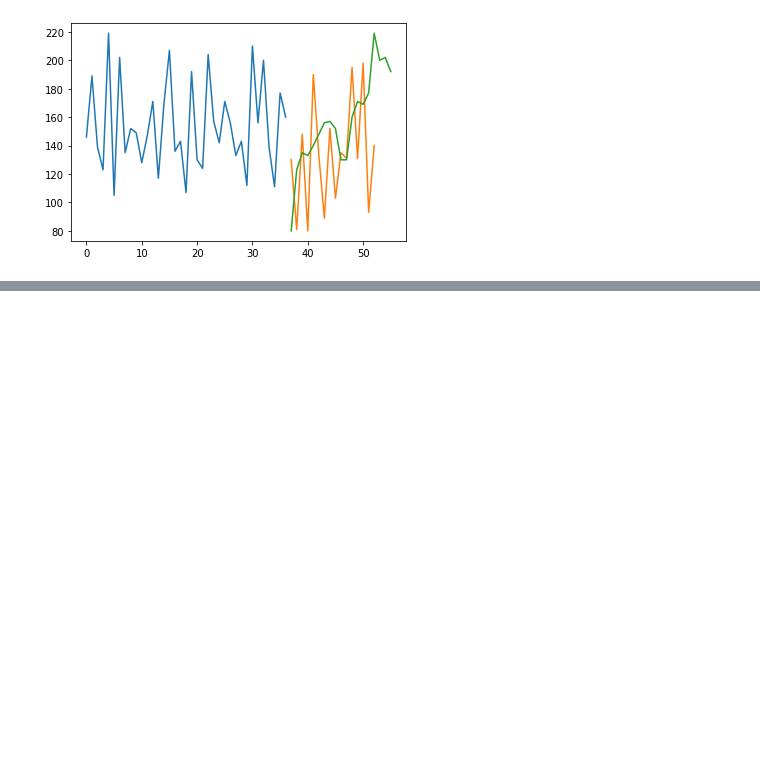
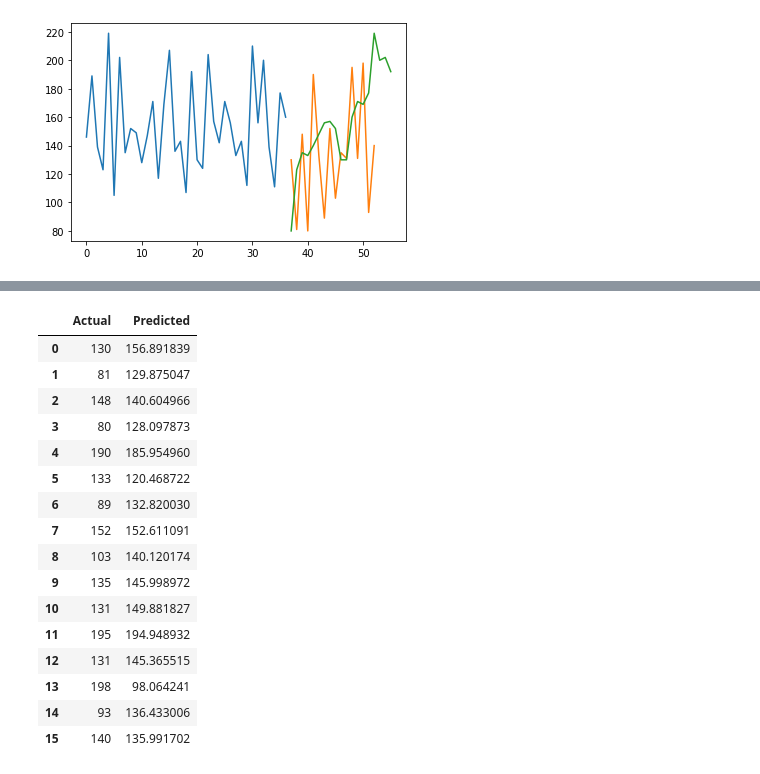
Before and after one commit to TracyRenee61/Misc-Predictions, a Jupyter notebook: TS_Anon_Training_Deficiency.ipynb, the cells around one changed output, grey strips where cells are left out. Saved outputs shown, nothing was run; the diff lists cells and outputs as text; code cells hidden in the pictures; blank space fills up the shorter version.

```diff
--- a/TS_Anon_Training_Deficiency.ipynb
+++ b/TS_Anon_Training_Deficiency.ipynb
@@ -388,0 +458,21 @@ pyplot.show()
+# %%
+df_val=pd.DataFrame({'Actual': y_val, 'Predicted': y_pred})
+df_val
+# %% [output]
+|  | Actual | Predicted |
+| 0 | 130 | 156.891839 |
+| 1 | 81 | 129.875047 |
+| 2 | 148 | 140.604966 |
+| 3 | 80 | 128.097873 |
+| 4 | 190 | 185.954960 |
+| 5 | 133 | 120.468722 |
+| 6 | 89 | 132.820030 |
+| 7 | 152 | 152.611091 |
+| 8 | 103 | 140.120174 |
+| 9 | 135 | 145.998972 |
+| 10 | 131 | 149.881827 |
+| 11 | 195 | 194.948932 |
+| 12 | 131 | 145.365515 |
+| 13 | 198 | 98.064241 |
+| 14 | 93 | 136.433006 |
+| 15 | 140 | 135.991702 |
```
Also changed, not shown: parts of 10 cells of this notebook.
